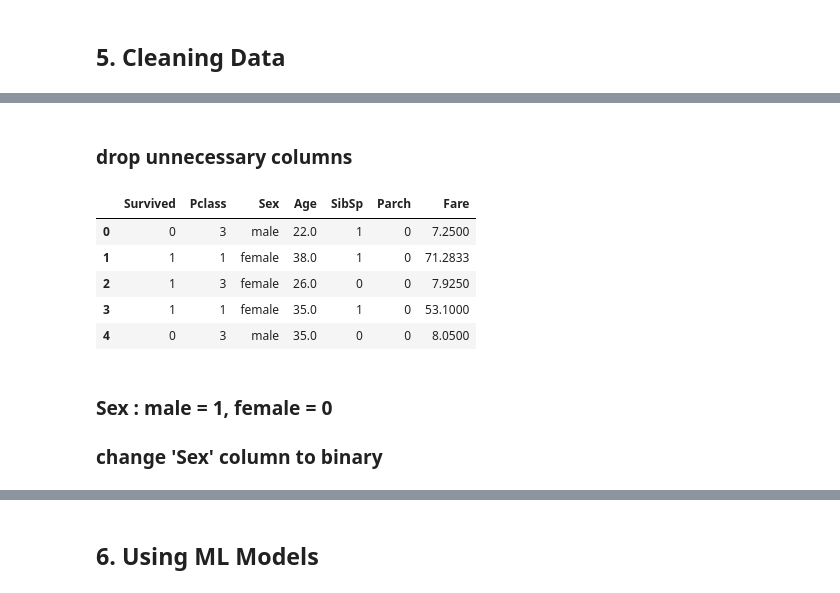
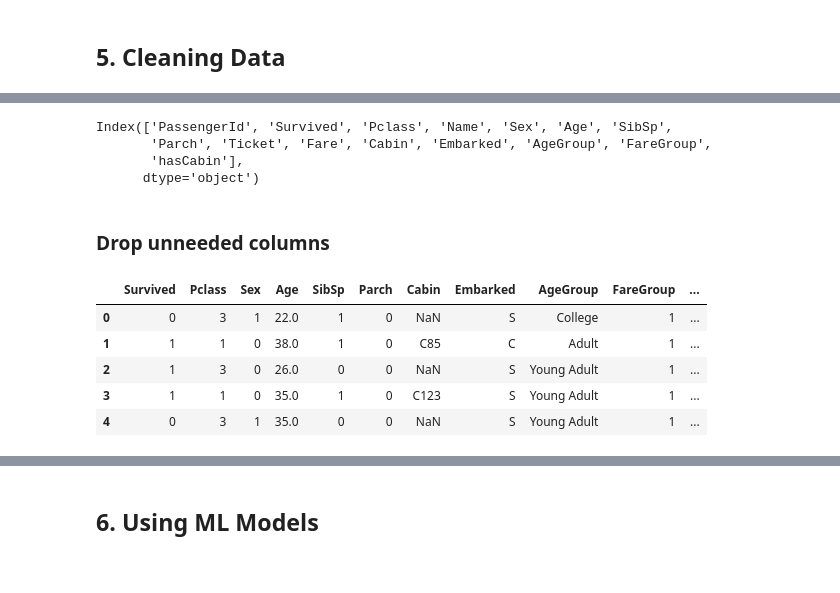
Before and after one commit to toon159/INT638, a Jupyter notebook: INT638.ipynb, the cells around one changed output, grey strips where cells are left out. Drawn from its saved outputs; the diff is of its cells as text; code cells hidden in the pictures.

Commit message:
Finish data visualization. Cleaning data

```diff
--- a/INT638.ipynb
+++ b/INT638.ipynb
@@ -174,0 +246,4 @@ memory usage: 83.6+ KB
+# %%
+df['hasCabin'] = df['Cabin'].notnull().astype(int)
+
+sns.barplot(df['hasCabin'], df['Survived'], data=df)
@@ -198,0 +312,7 @@ memory usage: 83.6+ KB
+# %%
+df['Age'] = df['Age'].astype(float)
+df['AgeGroup'] = pd.cut(df['Age'], bins=bins, labels=labels)
+
+title_mapping = {"Mr": 1, "Miss": 2, "Mrs": 3, "Master": 4, "Royal": 5, "Rare": 6}
+for dataset in combine:
+    dataset['Title'] = dataset['Title'].map(title_mapping)
@@ -205,0 +354,4 @@ sns.barplot(df['Fare'], df['Survived'], data=df)
+# %%
+#map Fare values into groups of numerical values
+df['FareGroup'] = pd.qcut(df['Fare'], 4, labels = [1, 2, 3, 4])
+df[['Fare', 'FareGroup']].sample(10)
@@ -205,0 +402,10 @@ sns.barplot(df['Fare'], df['Survived'], data=df)
+# %%
+# map each Embarked value to a numerical value
+embarked_mapping = {"S": 1, "C": 2, "Q": 3}
+df['Embarked'] = df['Embarked'].map(embarked_mapping)
+
+df.sample(5)
+
+# Southampton : 1
+# Cherbourg : 2
+# Queenstown : 3
@@ -206,16 +419,20 @@ sns.barplot(df['Fare'], df['Survived'], data=df)
+# %%
+df.columns
+# %% [output]
+Index(['PassengerId', 'Survived', 'Pclass', 'Name', 'Sex', 'Age', 'SibSp',
+       'Parch', 'Ticket', 'Fare', 'Cabin', 'Embarked', 'AgeGroup', 'FareGroup',
+       'hasCabin'],
+      dtype='object')
 # %% [markdown]
-### drop unnecessary columns
+### Drop unneeded columns
 # %%
 # drop unnecessary columns, these columns won't be useful in analysis and prediction
-df = df.drop(['PassengerId','Name','Ticket', 'Embarked', 'Cabin'], axis=1)
+df = df.drop(['PassengerId','Name','Ticket', 'Fare'], axis=1)
 df.head()
 # %% [output]
-|  | Survived | Pclass | Sex | Age | SibSp | Parch | Fare |
-| 0 | 0 | 3 | male | 22.0 | 1 | 0 | 7.2500 |
-| 1 | 1 | 1 | female | 38.0 | 1 | 0 | 71.2833 |
-| 2 | 1 | 3 | female | 26.0 | 0 | 0 | 7.9250 |
-| 3 | 1 | 1 | female | 35.0 | 1 | 0 | 53.1000 |
-| 4 | 0 | 3 | male | 35.0 | 0 | 0 | 8.0500 |
+|  | Survived | Pclass | Sex | Age | SibSp | Parch | Cabin | Embarked | AgeGroup | FareGroup | ... |
+| 0 | 0 | 3 | 1 | 22.0 | 1 | 0 | NaN | S | College | 1 | ... |
+| 1 | 1 | 1 | 0 | 38.0 | 1 | 0 | C85 | C | Adult | 1 | ... |
+| 2 | 1 | 3 | 0 | 26.0 | 0 | 0 | NaN | S | Young Adult | 1 | ... |
+| 3 | 1 | 1 | 0 | 35.0 | 1 | 0 | C123 | S | Young Adult | 1 | ... |
+| 4 | 0 | 3 | 1 | 35.0 | 0 | 0 | NaN | S | Young Adult | 1 | ... |
-# %% [markdown]
-### Sex : male = 1, female = 0
-### change 'Sex' column to binary
```
Also changed, not shown: parts of 53 cells of this notebook.
